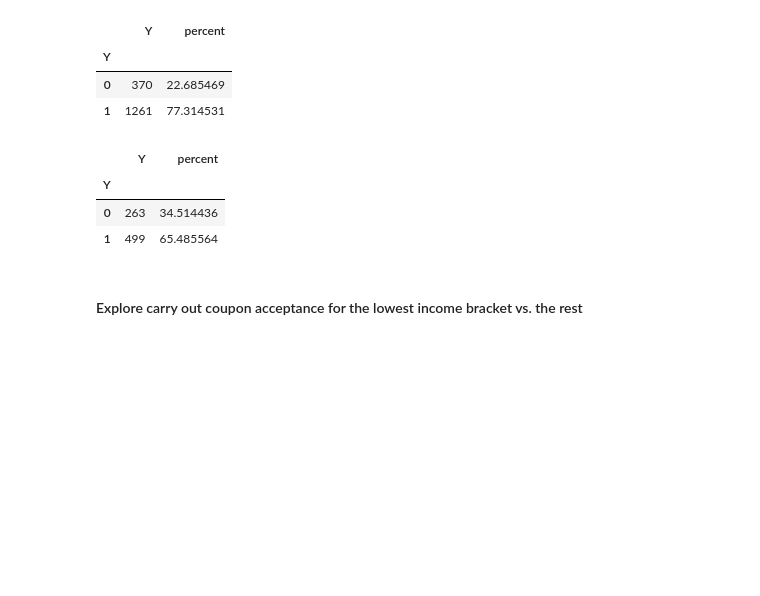
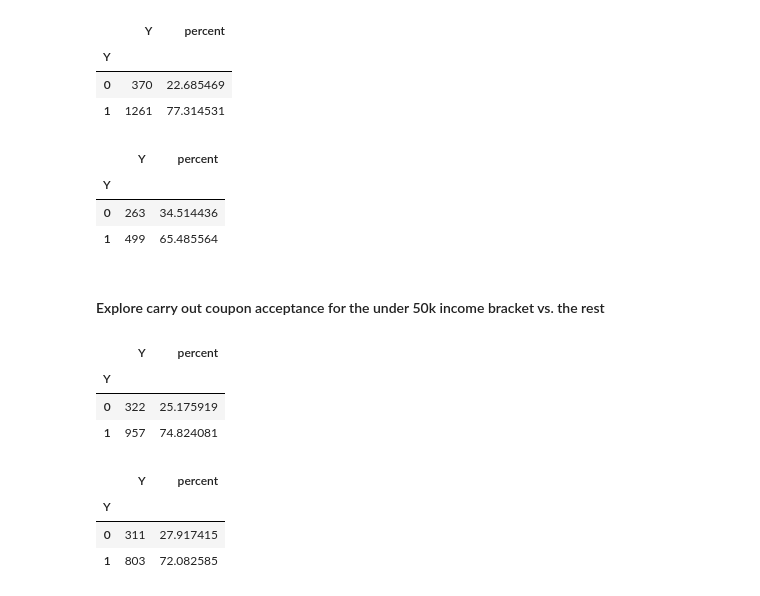
Before and after one commit to kesavan2017/ucbe-AIML-practical-application-51, a Jupyter notebook: prompt.ipynb, the cells around one changed output. Drawn from its saved outputs; the diff is of its cells as text; code cells hidden in the pictures; blank space fills up the shorter version.

Commit message:
Added full set of targetted independent exploration for carry away coupont type

```diff
--- a/prompt.ipynb
+++ b/prompt.ipynb
@@ -650,4 +650,30 @@ display (df_carryaway_destination_work)
 | 0 | 263 | 34.514436 |
 | 1 | 499 | 65.485564 |
 # %% [markdown]
-#### Explore carry out coupon acceptance for the lowest income bracket vs. the rest
+#### Explore carry out coupon acceptance for the under 50k income bracket vs. the rest
+# %%
+# Reference:
+#income 	 ['$37500 - $49999' '$62500 - $74999' '$12500 - $24999' '$75000 - $87499'
+# '$50000 - $62499' '$25000 - $37499' '$100000 or More' '$87500 - $99999'
+# 'Less than $12500']
+
+# Reuse filter list for under 50K for income bracket and add one for above 50K
+filter_list_income50kabove = ['$62500 - $74999','$75000 - $87499','$50000 - $62499','$100000 or More', '$87500 - $99999']
+
+#Independent Exploration - carry away coupon - Use Case 3 :  Acceptance rates of Drivers under 50k income compared to others above that income level
+df_carryaway_income_below50k = df_carry_away_coupon.query('(income == @filter_list_income50kbelow)').groupby(['Y'])[['Y']].count()
+df_carryaway_income_below50k['percent'] = (df_carryaway_income_below50k['Y']/df_carryaway_income_below50k.Y.sum())*100
+display (df_carryaway_income_below50k)
+
+df_carryaway_income_above50k = df_carry_away_coupon.query('(income == @filter_list_income50kabove)').groupby(['Y'])[['Y']].count()
+df_carryaway_income_above50k['percent'] = (df_carryaway_income_above50k['Y']/df_carryaway_income_above50k.Y.sum())*100
+display (df_carryaway_income_above50k)
+# %% [output]
+|  | Y | percent |
+| Y |  |  |
+| 0 | 322 | 25.175919 |
+| 1 | 957 | 74.824081 |
+|  | Y | percent |
+| Y |  |  |
+| 0 | 311 | 27.917415 |
+| 1 | 803 | 72.082585 |
```
